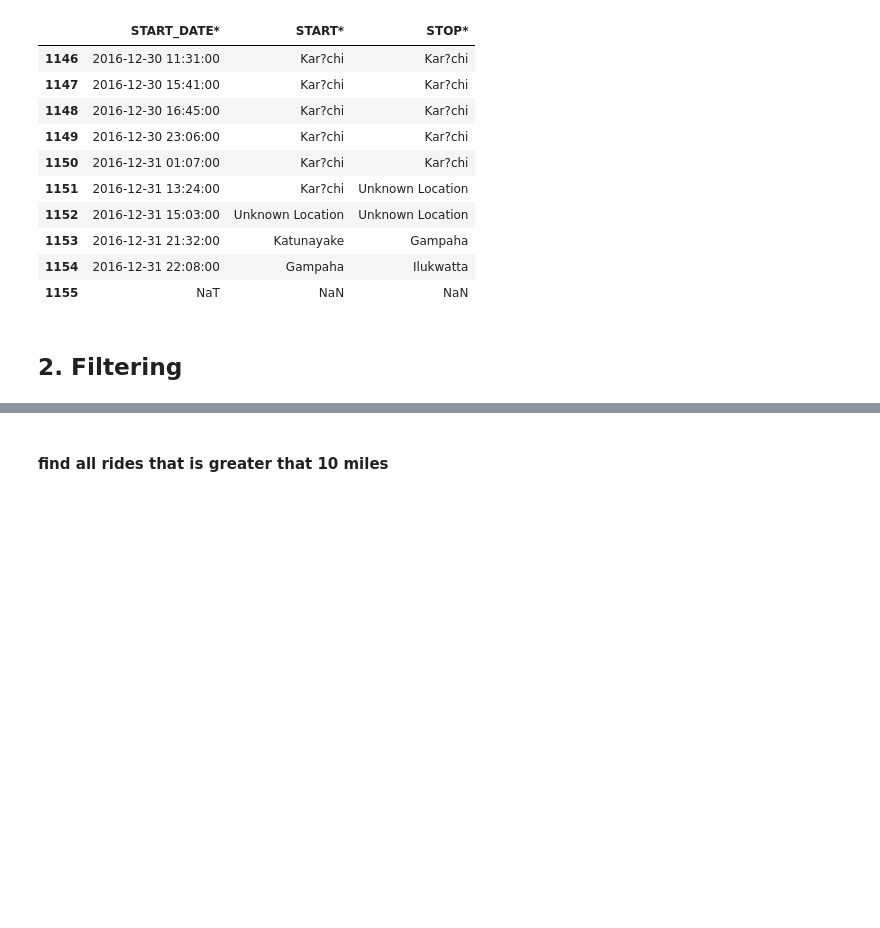
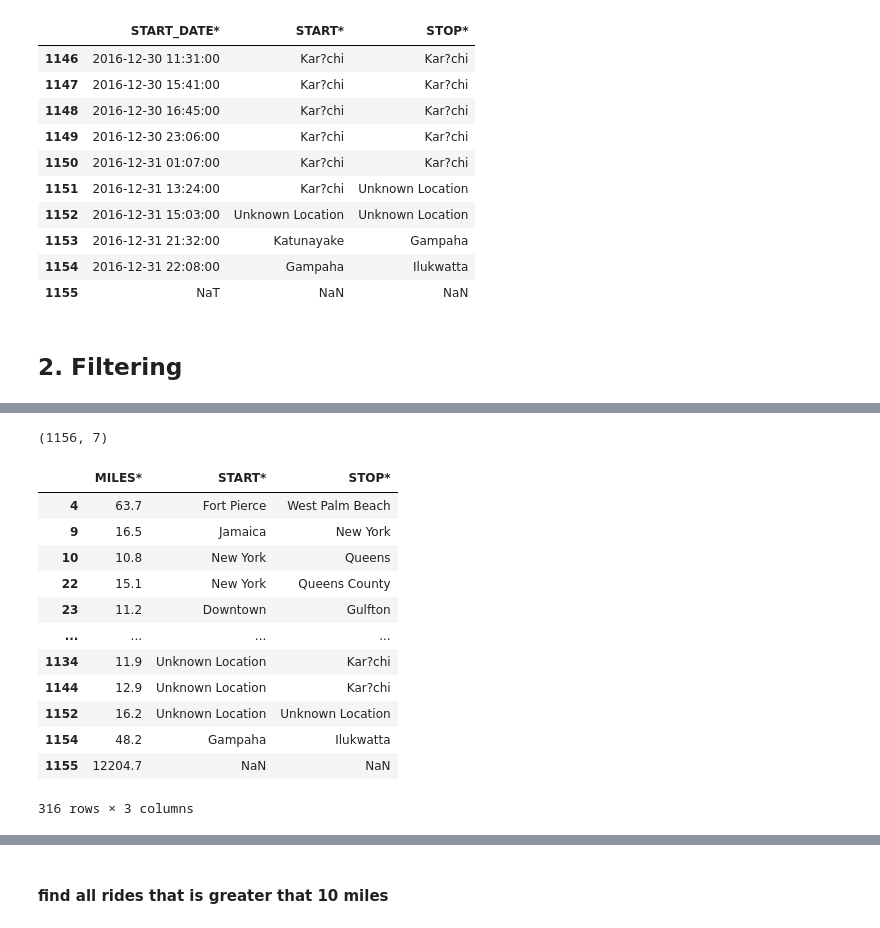
Before and after one commit to adi-chang/intermediate-python-batch-5, a Jupyter notebook: week-2/Pert3_Pandas_1.ipynb, the cells around one changed output, grey strips where cells are left out. Cells and saved outputs as stored; diff of their text form; code cells hidden in the pictures; blank space fills up the shorter version.

```diff
--- a/week-2/Pert3_Pandas_1.ipynb
+++ b/week-2/Pert3_Pandas_1.ipynb
@@ -700,6 +707,24 @@ df.tail(10)
+# %%
+data.shape
+# %% [output]
+(1156, 7)
 # %%
-df1 = data.loc[data["MILES*"] > 10, ["MILES*"]]
+df1 = data.loc[data["MILES*"] > 10, ["MILES*", "START*", "STOP*"]]
 df1
+# %% [output]
+|  | MILES* | START* | STOP* |
+| 4 | 63.7 | Fort Pierce | West Palm Beach |
+| 9 | 16.5 | Jamaica | New York |
+| 10 | 10.8 | New York | Queens |
+| 22 | 15.1 | New York | Queens County |
+| 23 | 11.2 | Downtown | Gulfton |
+| ... | ... | ... | ... |
+| 1134 | 11.9 | Unknown Location | Kar?chi |
+| 1144 | 12.9 | Unknown Location | Kar?chi |
+| 1152 | 16.2 | Unknown Location | Unknown Location |
+| 1154 | 48.2 | Gampaha | Ilukwatta |
+| 1155 | 12204.7 | NaN | NaN |
+316 rows × 3 columns
 # %%
 df1 = data.loc[data["MILES*"] > 10, ["START*"]]
 df1
```
Also changed, not shown: parts of 26 cells of this notebook.
